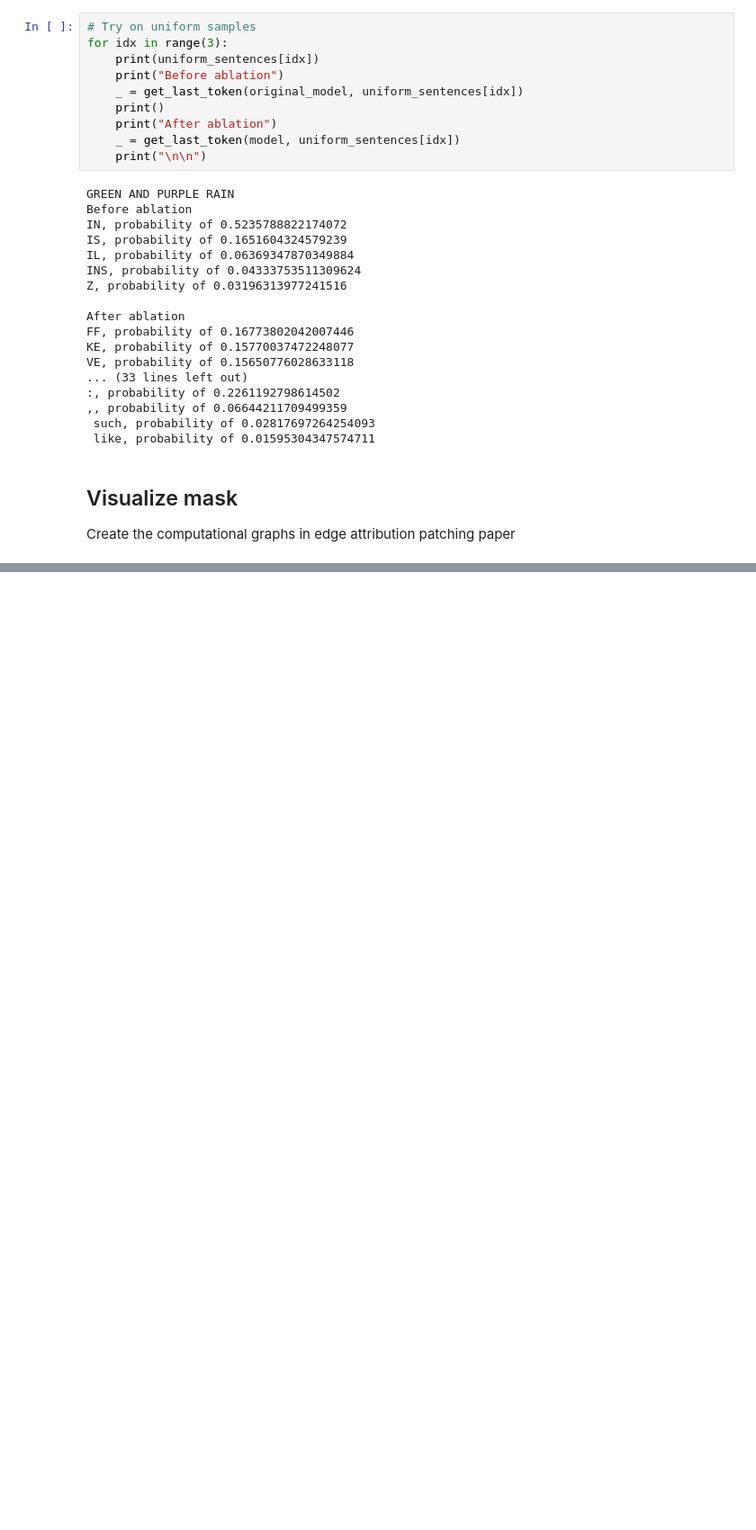
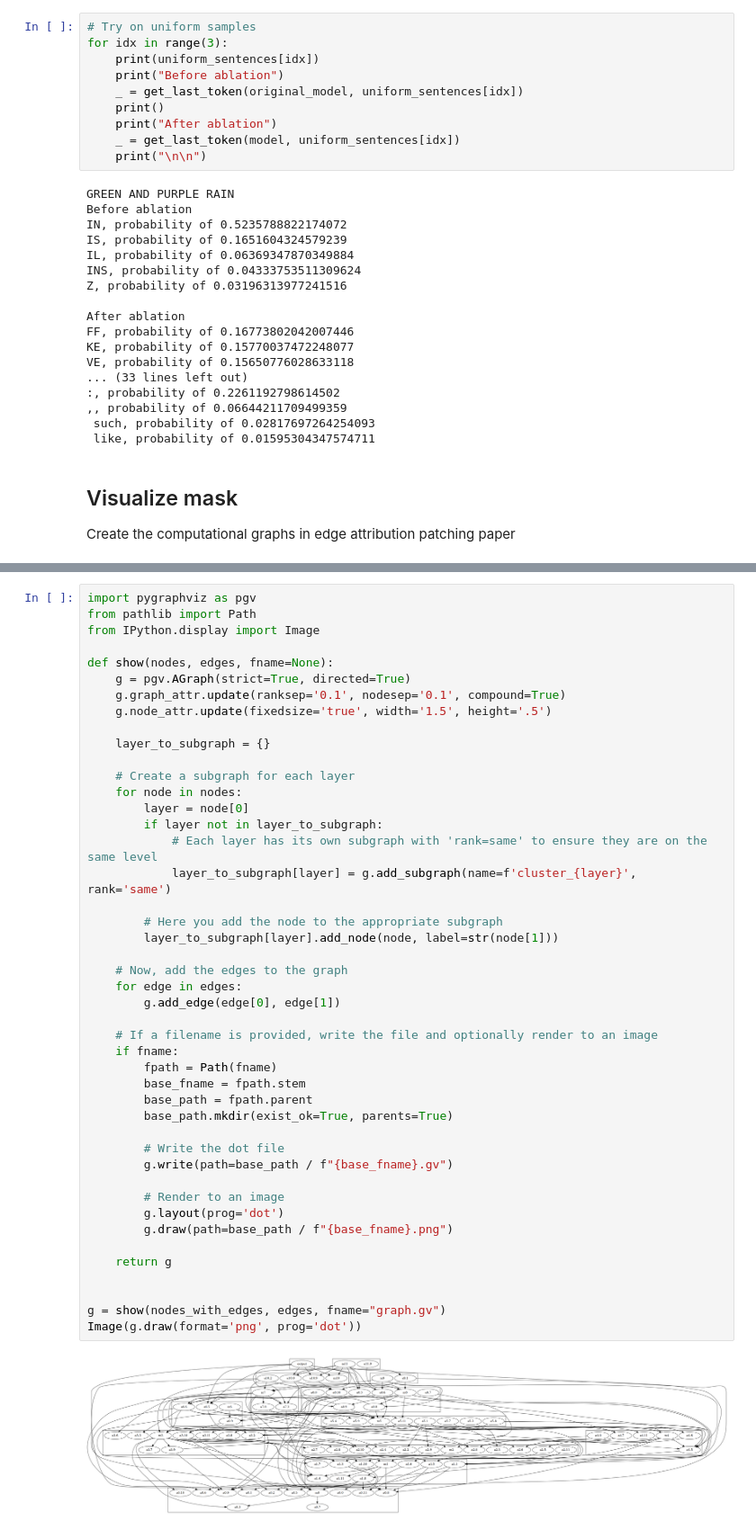
Before and after one commit to magikarp01/circuit-breaking, a Jupyter notebook: ioi/analyze_ioi_mask.ipynb, the cells around one changed output, grey strips where cells are left out. Shown at 90% size. Cells and saved outputs as stored; diff of their text form; blank space fills up the shorter version.

```diff
--- a/ioi/analyze_ioi_mask.ipynb
+++ b/ioi/analyze_ioi_mask.ipynb
@@ -467,0 +561,47 @@ flipped_graph_image
+# %%
+import pygraphviz as pgv
+from pathlib import Path
+from IPython.display import Image
+
+def show(nodes, edges, fname=None):
+    g = pgv.AGraph(strict=True, directed=True)
+    g.graph_attr.update(ranksep='0.1', nodesep='0.1', compound=True)
+    g.node_attr.update(fixedsize='true', width='1.5', height='.5')
+
+    layer_to_subgraph = {}
+
+    # Create a subgraph for each layer
+    for node in nodes:
+        layer = node[0]
+        if layer not in layer_to_subgraph:
+            # Each layer has its own subgraph with 'rank=same' to ensure they are on the same level
+            layer_to_subgraph[layer] = g.add_subgraph(name=f'cluster_{layer}', rank='same')
+
+        # Here you add the node to the appropriate subgraph
+        layer_to_subgraph[layer].add_node(node, label=str(node[1]))
+
+    # Now, add the edges to the graph
+    for edge in edges:
+        g.add_edge(edge[0], edge[1])
+
+    # If a filename is provided, write the file and optionally render to an image
+    if fname:
+        fpath = Path(fname)
+        base_fname = fpath.stem
+        base_path = fpath.parent
+        base_path.mkdir(exist_ok=True, parents=True)
+
+        # Write the dot file
+        g.write(path=base_path / f"{base_fname}.gv")
+
+        # Render to an image
+        g.layout(prog='dot')
+        g.draw(path=base_path / f"{base_fname}.png")
+
+    return g
+
+
+g = show(nodes_with_edges, edges, fname="graph.gv")
+Image(g.draw(format='png', prog='dot'))
+# %% [output]
+[figure, added]
```
Also changed, not shown: parts of 18 cells of this notebook, 5 other files.
